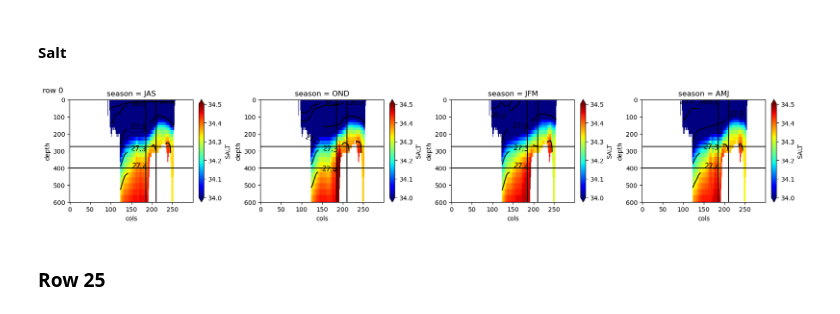
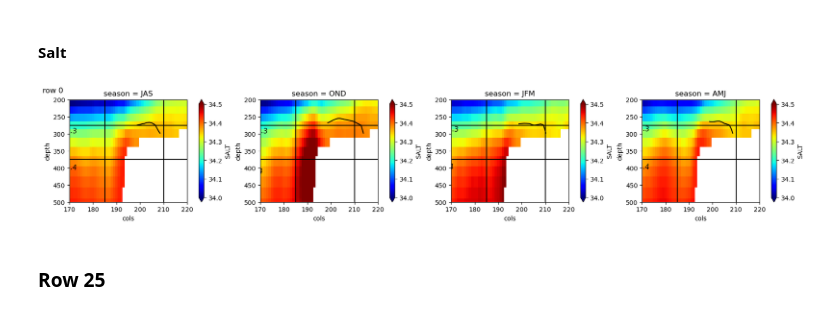
Before and after one commit to mjzahn/OMG_Narwhals_hydrography-manuscript, a Jupyter notebook: 02_analyses-and-plots/ecco_melville/05b_identify_core AW layer_with isopycnals_seasonal.ipynb, the cells around one changed output. Cells and saved outputs as stored; diff of their text form; code cells hidden in the pictures.

```diff
--- a/02_analyses-and-plots/ecco_melville/05b_identify_core AW layer_with isopycnals_seasonal.ipynb
+++ b/02_analyses-and-plots/ecco_melville/05b_identify_core AW layer_with isopycnals_seasonal.ipynb
@@ -113,12 +141,3 @@ Data variables:
-# %%
-# calculate potential density - reference 1000 kgm^(-3)
-density_row000_season = gsw.density.sigma0(salt_row000_season.SALT, theta_row000_season.THETA)
-density_row025_season = gsw.density.sigma0(salt_row025_season.SALT, theta_row025_season.THETA)
-density_row050_season = gsw.density.sigma0(salt_row050_season.SALT, theta_row050_season.THETA)
-density_row075_season = gsw.density.sigma0(salt_row075_season.SALT, theta_row075_season.THETA)
-density_row100_season = gsw.density.sigma0(salt_row100_season.SALT, theta_row100_season.THETA)
-density_row125_season = gsw.density.sigma0(salt_row125_season.SALT, theta_row125_season.THETA)
-density_row150_season = gsw.density.sigma0(salt_row150_season.SALT, theta_row150_season.THETA)
 # %% [markdown]
 ### Identify core of AW layer
 # %%
@@ -142,7 +161,7 @@ for i,ax in zip(season,[ax1,ax2,ax3,ax4]):
     ax.set_ylim(600,0);
 
     ax.axhline(y=275,color='k')
-    ax.axhline(y=400,color='k')
+    ax.axhline(y=375,color='k')
     ax.axvline(x=185,color='k')
     ax.axvline(x=210,color='k');
 
@@ -159,11 +178,11 @@ fig, (ax1,ax2,ax3,ax4) = plt.subplots(1,4)
 for i,ax in zip(season,[ax1,ax2,ax3,ax4]):
     theta_row000_season.THETA.sel(season=i).plot(ax=ax,cmap='jet',vmin=0,vmax=2.5)
     # density_row000_season.sel(season=i).plot.contour(ax=ax,colors='k')
-    plt.clabel(density_row000_season.sel(season=i).plot.contour(ax=ax,colors='k',levels=density_levels), inline=True, fontsize=11)
+    density_row000_season.sel(season=i).plot.contour(ax=ax,colors='k',levels=density_levels)
     ax.set_ylim(600,0);
 
     ax.axhline(y=275,color='k')
-    ax.axhline(y=400,color='k')
+    ax.axhline(y=375,color='k')
     ax.axvline(x=185,color='k')
     ax.axvline(x=210,color='k');
 
@@ -175,0 +197,20 @@ plt.suptitle("row 0",x=0, y=1.01, horizontalalignment='left', verticalalignment=
+# %%
+plt.rcParams['figure.figsize'] = [17, 3]
+plt.rcParams['figure.constrained_layout.use'] = True
+
+fig, (ax1,ax2,ax3,ax4) = plt.subplots(1,4)
+for i,ax in zip(season,[ax1,ax2,ax3,ax4]):
+    (theta_row000_season.THETA.sel(season=i)-theta_row000_season.THETA.sel(season=i).mean()).plot(ax=ax,cmap='RdBu_r',vmin=0,vmax=3)
+    # density_row000_season.sel(season=i).plot.contour(ax=ax,colors='k')
+    density_row000_season.sel(season=i).plot.contour(ax=ax,colors='k',levels=density_levels)
+    ax.set_ylim(600,0);
+
+    ax.axhline(y=275,color='k')
+    ax.axhline(y=375,color='k')
+    ax.axvline(x=185,color='k')
+    ax.axvline(x=210,color='k');
+
+    ax.set_xlim(170,220)
+    ax.set_ylim(500,200)
+
+plt.suptitle("row 0",x=0, y=1.01, horizontalalignment='left', verticalalignment='top', fontsize = 11);
@@ -178,19 +221,22 @@ plt.suptitle("row 0",x=0, y=1.01, horizontalalignment='left', verticalalignment=
 # %%
 plt.rcParams['figure.figsize'] = [17, 3]
 plt.rcParams['figure.constrained_layout.use'] = True
 
 fig, (ax1,ax2,ax3,ax4) = plt.subplots(1,4)
 for i,ax in zip(season,[ax1,ax2,ax3,ax4]):
     salt_row000_season.SALT.sel(season=i).plot(ax=ax,cmap='jet',vmin=34,vmax=34.5)
     # density_row000_season.sel(season=i).plot.contour(ax=ax,colors='k')
     plt.clabel(density_row000_season.sel(season=i).plot.contour(ax=ax,colors='k',levels=density_levels), inline=True, fontsize=11)
     ax.set_ylim(600,0);
 
     ax.axhline(y=275,color='k')
-    ax.axhline(y=400,color='k')
+    ax.axhline(y=375,color='k')
     ax.axvline(x=185,color='k')
     ax.axvline(x=210,color='k');
 
+    ax.set_xlim(170,220)
+    ax.set_ylim(500,200)
+
 plt.suptitle("row 0",x=0, y=1.01, horizontalalignment='left', verticalalignment='top', fontsize = 12);
 # %% [output]
-[figure, old version]
+[figure, new version]
```
Also changed, not shown: parts of 57 cells of this notebook, 10 other files.
